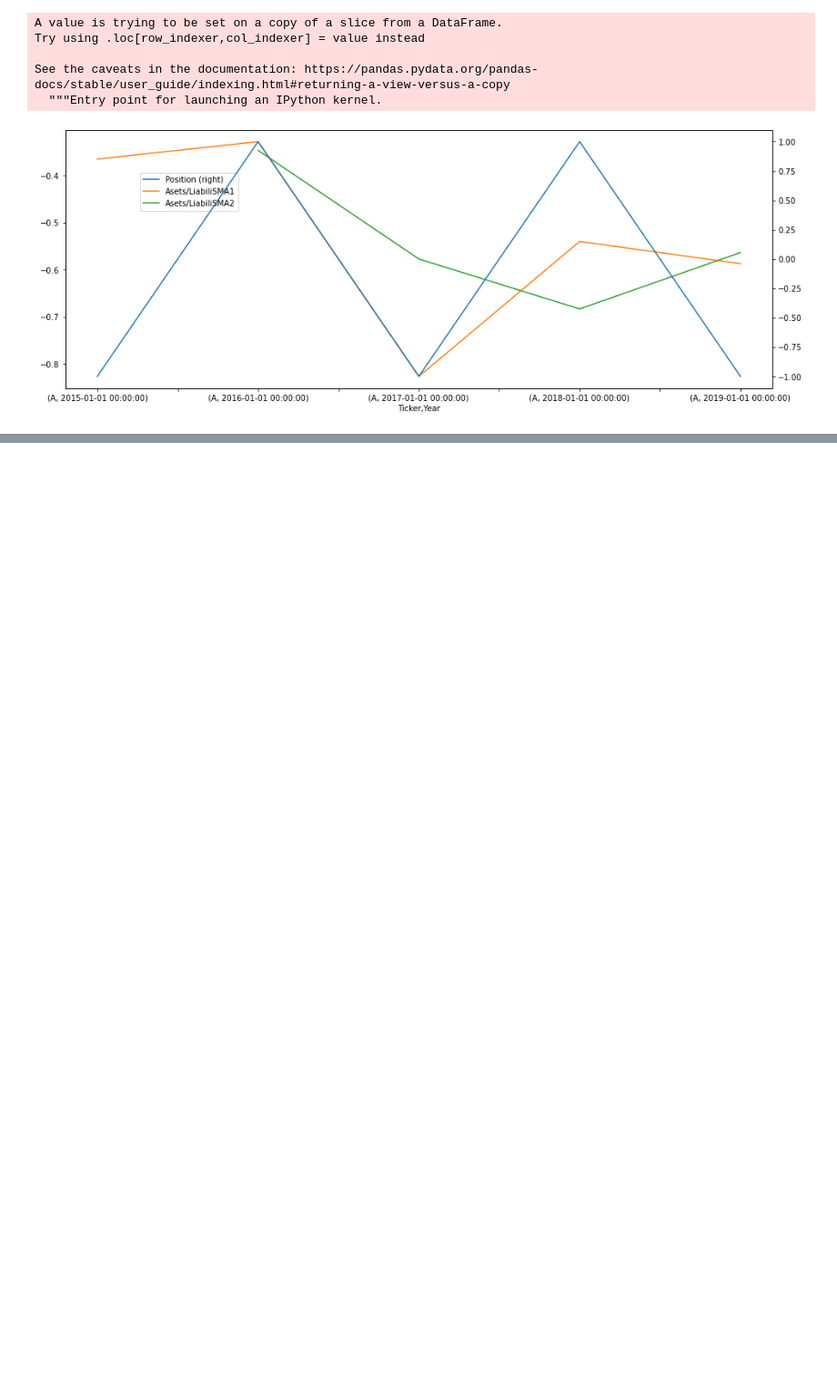
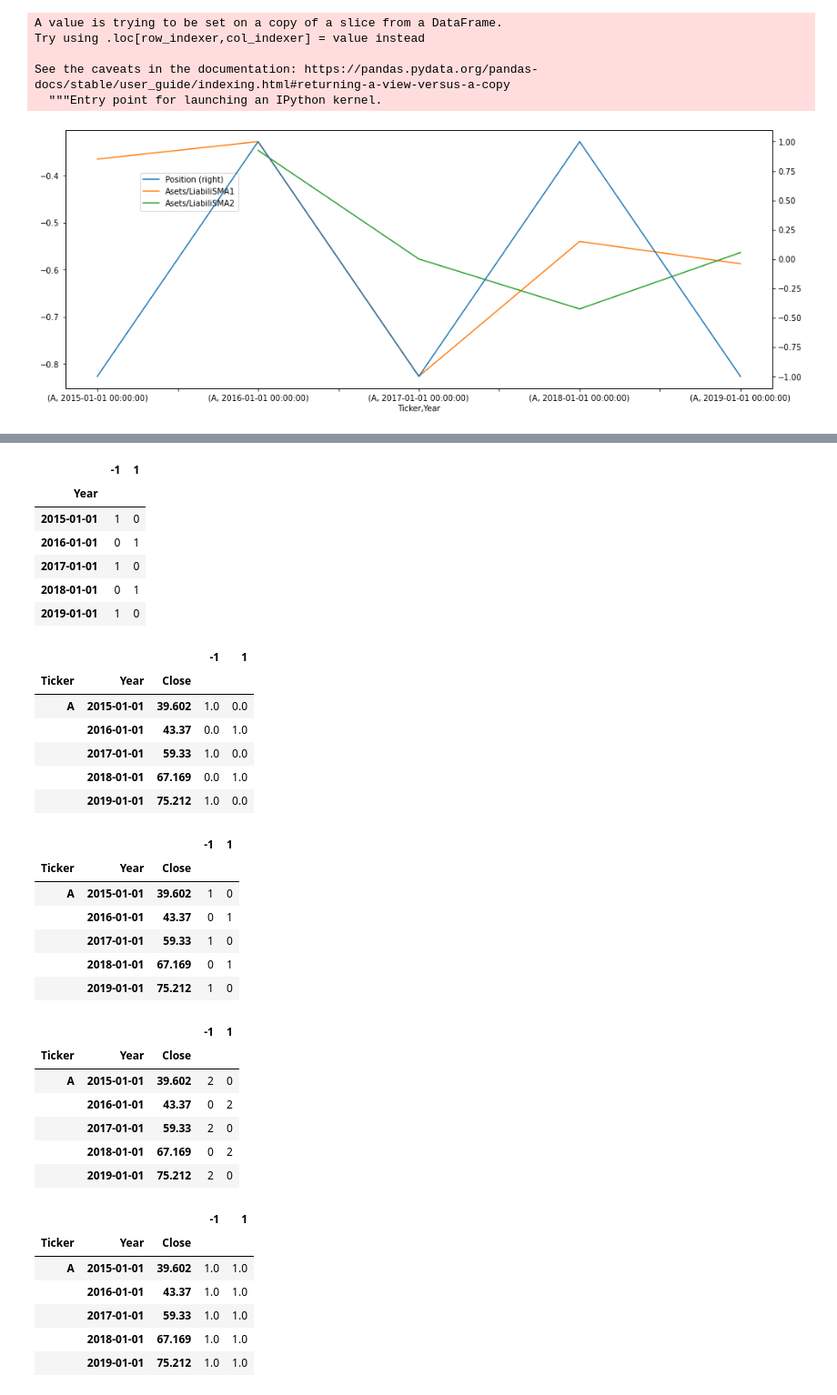
Before and after one commit to MuayThaiLegz/Py_DataAnalysis, a Jupyter notebook: chapter12_advanced_pandas.ipynb, the cells around one changed output, grey strips where cells are left out. Shown at 91% size. Drawn from its saved outputs; the diff is of its cells as text; code cells hidden in the pictures; blank space fills up the shorter version.

Commit message:
advanced pandas
worked with the most advanced pandas objects and method

```diff
--- a/chapter12_advanced_pandas.ipynb
+++ b/chapter12_advanced_pandas.ipynb
@@ -428,0 +417,71 @@ display(g.mean())
+# %%
+"""
+# Advanced GroupBy Use
+"""
+
+
+g = adv.groupby('Year')
+
+display(g.mean())
+
+# Suppose instead we wanted to produce a Series of the same shape as df['value'] but with values replaced by the averege
+# goruped by 'key'.
+
+display(g.transform(lambda x: x.mean()))
+
+# for built-in aggregation functions, we can pass a string alies as with the groupby agg moethod:
+
+display(g.transform('mean'))
+
+# like apply, trandform works with functions that return series, but the result must be the same size as the input.
+
+display(g.transform(lambda x: x * 2))
+
+# As a more complicated example, we can compute the ranks in decending order for each group:
+
+display(g.transform(lambda x: x.rank(ascending=False)))
+
+# Built-in aggregate function like 'mean' or 'sum' are often much faster than a general apply function.
+# These also have a 'fast past' when used with transform. This allows us to perform a so-called unwrapped group operations.
+
+display(g.transform('mean'))
+
+normalized = (adv.index.get_level_values(level=2)[:2] - g.transform('mean')) / g.transform('std')
+
+display(normalized)
+# %% [output]
+|  | -1 | 1 |
+| Year |  |  |
+| 2015-01-01 | 1 | 0 |
+| 2016-01-01 | 0 | 1 |
+| 2017-01-01 | 1 | 0 |
+| 2018-01-01 | 0 | 1 |
+| 2019-01-01 | 1 | 0 |
+|  |  |  | -1 | 1 |
+| Ticker | Year | Close |  |  |
+| A | 2015-01-01 | 39.602 | 1.0 | 0.0 |
+|  | 2016-01-01 | 43.37 | 0.0 | 1.0 |
+|  | 2017-01-01 | 59.33 | 1.0 | 0.0 |
+|  | 2018-01-01 | 67.169 | 0.0 | 1.0 |
+|  | 2019-01-01 | 75.212 | 1.0 | 0.0 |
+|  |  |  | -1 | 1 |
+| Ticker | Year | Close |  |  |
+| A | 2015-01-01 | 39.602 | 1 | 0 |
+|  | 2016-01-01 | 43.37 | 0 | 1 |
+|  | 2017-01-01 | 59.33 | 1 | 0 |
+|  | 2018-01-01 | 67.169 | 0 | 1 |
+|  | 2019-01-01 | 75.212 | 1 | 0 |
+|  |  |  | -1 | 1 |
+| Ticker | Year | Close |  |  |
+| A | 2015-01-01 | 39.602 | 2 | 0 |
+|  | 2016-01-01 | 43.37 | 0 | 2 |
+|  | 2017-01-01 | 59.33 | 2 | 0 |
+|  | 2018-01-01 | 67.169 | 0 | 2 |
+|  | 2019-01-01 | 75.212 | 2 | 0 |
+|  |  |  | -1 | 1 |
+| Ticker | Year | Close |  |  |
+| A | 2015-01-01 | 39.602 | 1.0 | 1.0 |
+|  | 2016-01-01 | 43.37 | 1.0 | 1.0 |
+|  | 2017-01-01 | 59.33 | 1.0 | 1.0 |
+|  | 2018-01-01 | 67.169 | 1.0 | 1.0 |
+|  | 2019-01-01 | 75.212 | 1.0 | 1.0 |
```
Also changed, not shown: parts of 9 cells of this notebook.
